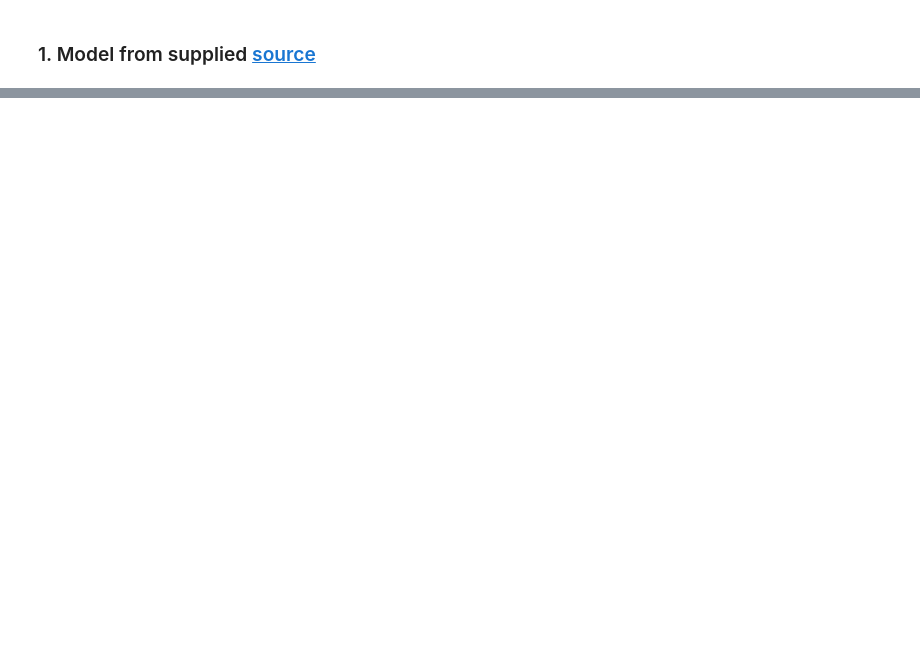
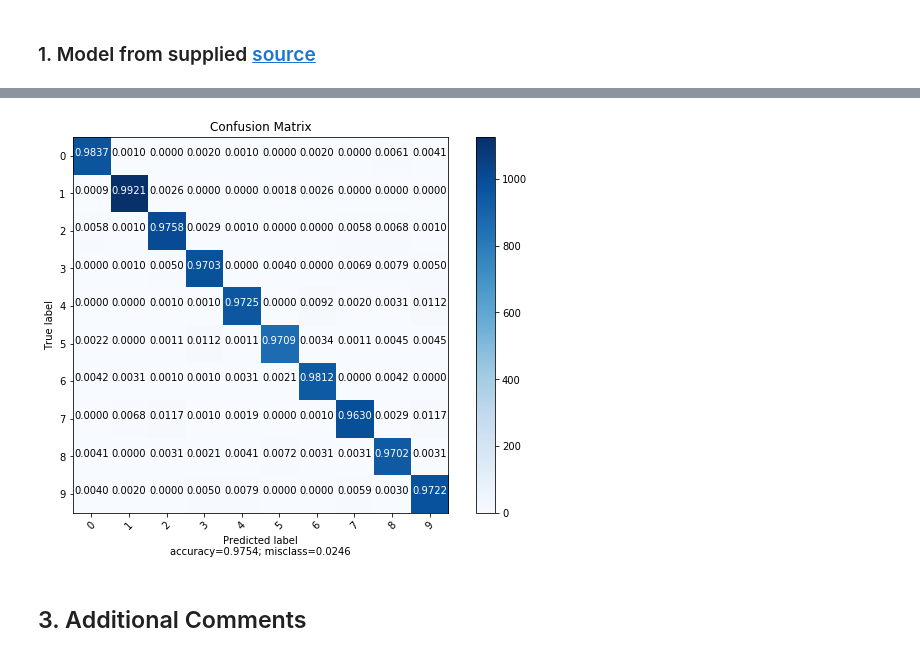
Before and after one commit to MLaurentys/NinthSemester, a Jupyter notebook: MAC0460/pe05/ep05_neural_nets.ipynb, the cells around one changed output, grey strips where cells are left out. Cells and saved outputs as stored; diff of their text form; code cells hidden in the pictures; blank space fills up the shorter version.

```diff
--- a/MAC0460/pe05/ep05_neural_nets.ipynb
+++ b/MAC0460/pe05/ep05_neural_nets.ipynb
@@ -658,0 +234,6 @@ From what I observed, the umbalance between the size of each class has little im
+# %%
+from sklearn.metrics import confusion_matrix
+y_pred = network.predict(X_test)
+confusion = confusion_matrix(y_test, y_pred)
+print('Confusion Matrix\n')
+print(confusion)
@@ -658,0 +330,6 @@ From what I observed, the umbalance between the size of each class has little im
+# %%
+plot_confusion_matrix(confusion, [i for i in range(10)], "Confusion Matrix")
+# %% [output]
+[figure, added]
+# %% [markdown]
+## 3. Additional Comments
```
Also changed, not shown: parts of 54 cells of this notebook, 16 other files.
